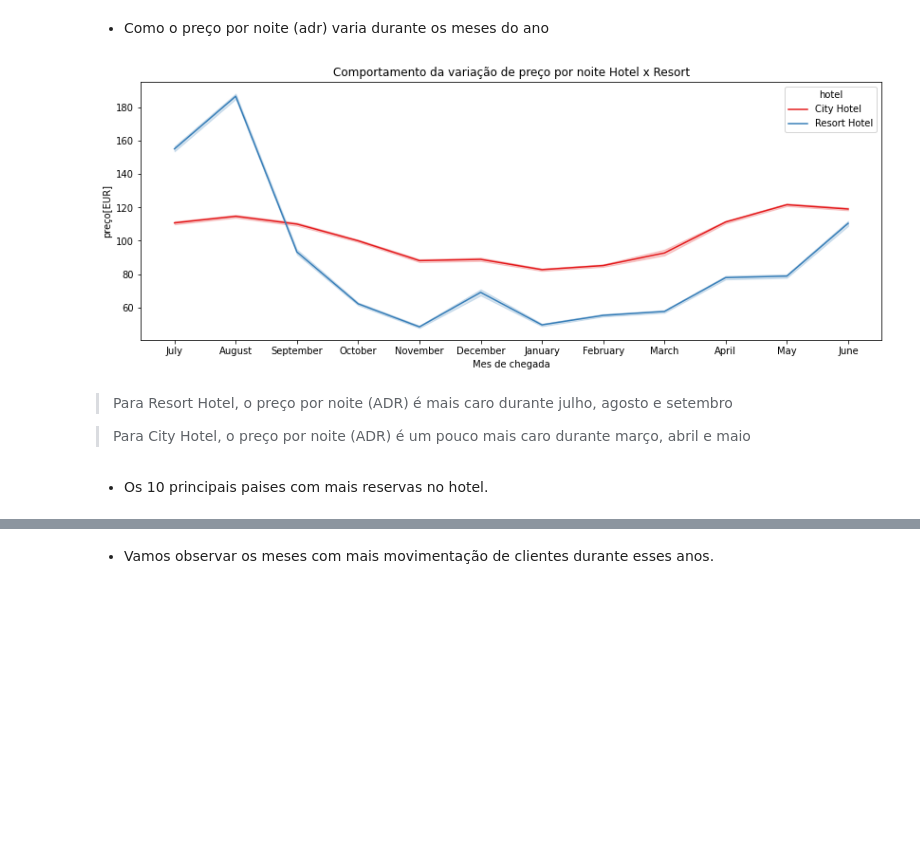
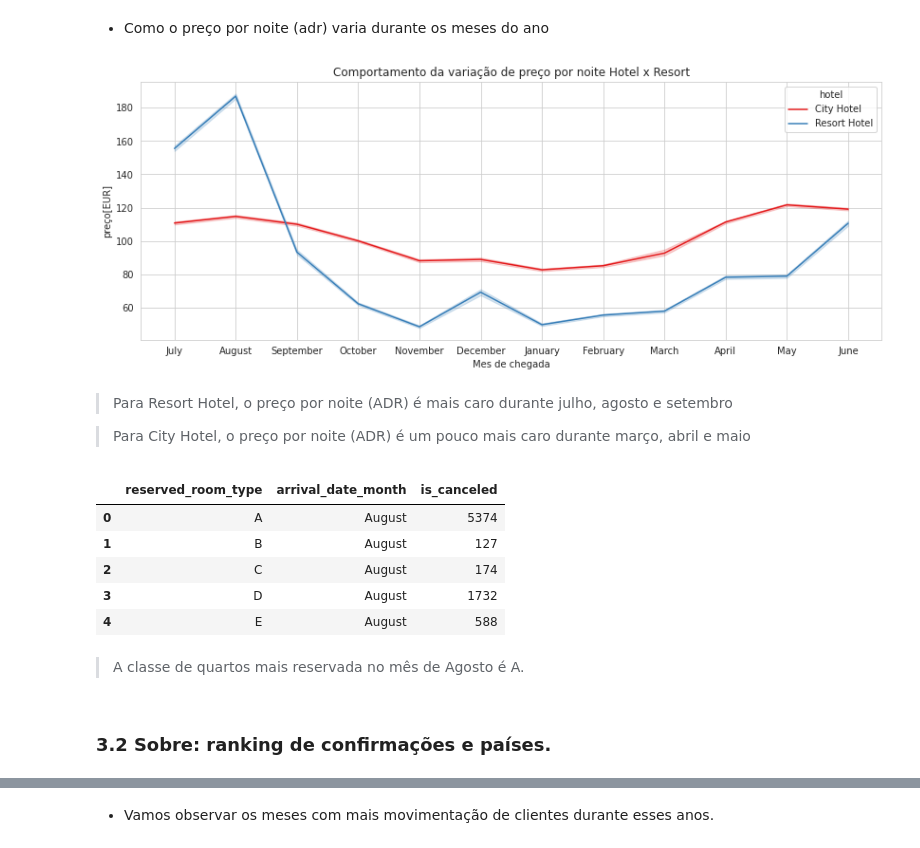
Before and after one commit to juliopk543/EDA_and_visualization, a Jupyter notebook: 2 - EDA_hotel_and_resort.ipynb, the cells around one changed output, grey strips where cells are left out. Saved outputs shown, nothing was run; the diff lists cells and outputs as text; code cells hidden in the pictures; blank space fills up the shorter version.

Commit message:
Atualizando pesquisa de hotel-resort

```diff
--- a/2 - EDA_hotel_and_resort.ipynb
+++ b/2 - EDA_hotel_and_resort.ipynb
@@ -252,22 +221,35 @@ Media de estadias no Hotel: 3.0 dias
 # %%
 plt.figure(figsize=(14,5))
 
-sns.lineplot(data=data, x='arrival_date_month', y='adr', hue='hotel',
+with sns.axes_style('whitegrid'):
+  sns.lineplot(data=data, x='arrival_date_month', y='adr', hue='hotel',
              hue_order= ['City Hotel', 'Resort Hotel'], palette = 'Set1')
 
 plt.title('Comportamento da variação de preço por noite Hotel x Resort')
 plt.xlabel('Mes de chegada')
 plt.ylabel('preço[EUR]')
 plt.show()
 # %% [output]
-[figure, old version]
+[figure, new version]
 # %% [markdown]
 
 
 > Para Resort Hotel, o preço por noite (ADR) é mais caro durante julho, agosto e setembro
 
 > Para City Hotel, o preço por noite (ADR) é um pouco mais caro durante março, abril e maio
-# %% [markdown]
-
-
-*   Os 10 principais paises com mais reservas no hotel.
+# %%
+data[['arrival_date_month','reserved_room_type','is_canceled']].query('(arrival_date_month == "August") & (is_canceled == 0)').groupby(
+    ['reserved_room_type','arrival_date_month']).count().reset_index().head()
+# %% [output]
+|  | reserved_room_type | arrival_date_month | is_canceled |
+| 0 | A | August | 5374 |
+| 1 | B | August | 127 |
+| 2 | C | August | 174 |
+| 3 | D | August | 1732 |
+| 4 | E | August | 588 |
+# %% [markdown]
+
+
+> A classe de quartos mais reservada no mês de Agosto é A.
+# %% [markdown]
+### 3.2 Sobre: ranking de confirmações e países.
```
Also changed, not shown: parts of 60 cells of this notebook.
